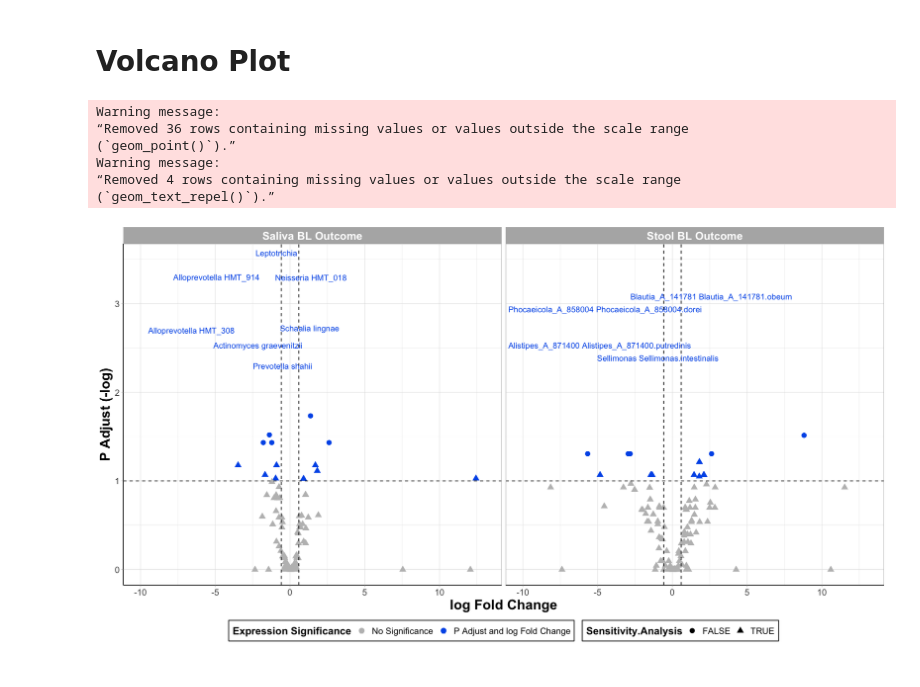
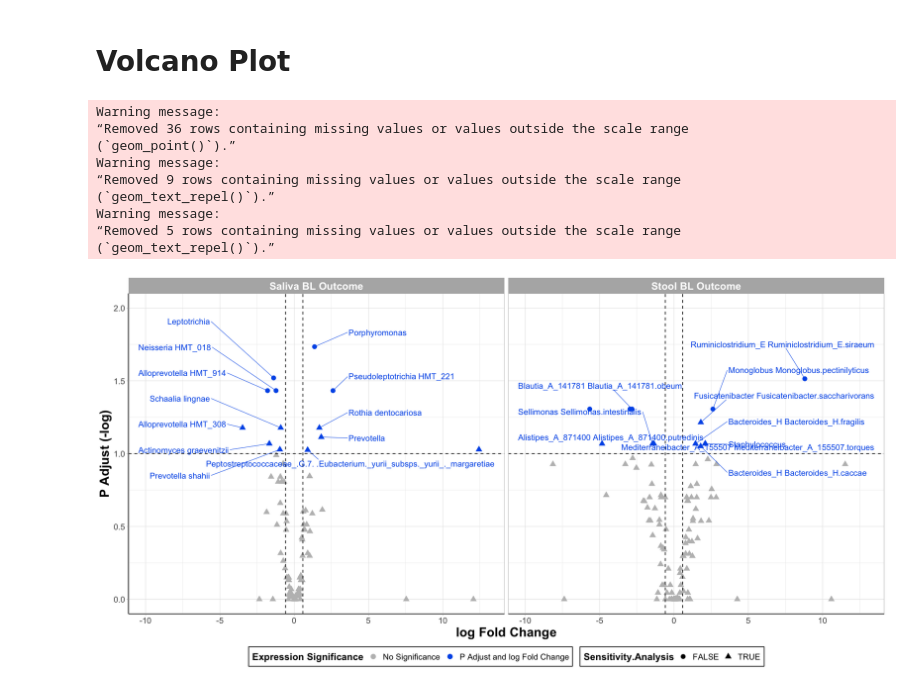
Before and after one commit to Ragerlab/P1013.-Microbiome-Peanut-Allergy, a Jupyter notebook: 3. Individual Bacteria Visualizations/Volcano Plots.ipynb, the cells around one changed output. Drawn from its saved outputs; the diff is of its cells as text; code cells hidden in the pictures.

```diff
--- a/3. Individual Bacteria Visualizations/Volcano Plots.ipynb
+++ b/3. Individual Bacteria Visualizations/Volcano Plots.ipynb
@@ -1,7 +1,7 @@
 # %%
 .libPaths(R.home('/opt/homebrew/Caskroom/miniforge/base/lib/R/library'))
 Output = '/Users/alexis/Library/CloudStorage/OneDrive-UniversityofNorthCarolinaatChapelHill/CEMALB_DataAnalysisPM/Projects/P1013. Microbiome Peanut Allergy/P1013.3. Analyses/P1013.3.3. Volcano Plots/Output'
-cur_date = '090825'
+cur_date = '011526'
 
 library(readxl)
 library(openxlsx)
@@ -10,5 +10,11 @@ library(tidyverse)
 library(ggrepel)
 
 # reading in files
-bl_saliva_adj = data.frame(Model = 'Saliva BL Outcome', read_excel("Input/Saliva_Adj_Outcome_090825.xlsx"))
-bl_stool_adj = data.frame(Model = 'Stool BL Outcome', read_excel("Input/Stool_Adj_Outcome_090825.xlsx"))
+bl_saliva_adj = data.frame(Model = 'Saliva BL Outcome', read_excel("Input/Saliva_Adj_Outcome_011426.xlsx")) %>%
+    select(-Original_Name)
+bl_stool_adj = data.frame(Model = 'Stool BL Outcome', read_excel("Input/Stool_Adj_Outcome_011426.xlsx")) %>%
+    select(-Original_Name)
+paired_saliva_adj = data.frame(Model = 'Saliva Paired Outcome', read_excel("Input/Saliva_Adj_Paired_Outcome_011426.xlsx")) %>%
+    select(-Original_Name)
+paired_stool_adj = data.frame(Model = 'Stool Paired Outcome', read_excel("Input/Stool_Adj_Paired_Outcome_011426.xlsx")) %>%
+    select(-Original_Name)
@@ -69,7 +100,7 @@ uncommon_bacteria = c(sig_bl_saliva_bacteria, sig_bl_stool_bacteria)[uncommon_bo
 # %% [markdown]
 # Volcano Plot
 # %%
-options(repr.plot.width=15, repr.plot.height=8) #changing size
+options(repr.plot.width=16, repr.plot.height=8) #changing size
 
 ggplot() +
   geom_point(data = sig_baseline_adj_df, aes(x = logFC, y = -log10(P.Adj), color = diffexpressed,
@@ -83,47 +114,50 @@ ggplot() +
 
   # changing x limits of what is visible in the plot
     xlim(-10, 13) +
-  # ylim(0, 3) +
+    ylim(0, 2) +
 
  #labeling points with statistical significance and FC
   # geom_label_repel(data = sig_baseline_adj_df %>%
-  #                 filter(logFC > log(1.5), Name1 %in% common_genes_df$Name1),
-  #                  aes(x = logFC, y = -log10(P.Adj), label = Name1, color = diffexpressed),
+  #                 filter(logFC > log(1.5), Name %in% common_bacteria),
+  #                  aes(x = logFC, y = -log10(P.Adj), label = Name, color = diffexpressed),
   #                 xlim = c(1.5, NA), hjust = 0, segment.size = 0.3, max.overlaps = Inf, size = 5, show.legend = FALSE, parse = TRUE) +
 
-  # geom_text_repel(data = sig_baseline_adj_df %>%
-  #                 filter(logFC > log(1.5), Name1 %in% uncommon_bacteria),
-  #                 aes(x = logFC, y = -log(P.Adj), label = Name1, color = diffexpressed), xlim = c(1.3, NA), hjust = 0,
-  #                 segment.size = 0.3, box.padding = 1, max.overlaps = Inf, size = 4.2, show.legend = FALSE, nudge_y = 0) +
+  geom_text_repel(data = sig_baseline_adj_df %>%
+                  filter(logFC > log(1.5), Name %in% bl_uncommon_bacteria),
+                  aes(x = logFC, y = -log10(P.Adj), label = Name, color = diffexpressed), xlim = c(3, NA),
+                  hjust = 'right', direction = 'y', nudge_y = 0.1, nudge_x = 2,
+                  segment.size = 0.3, box.padding = 1, max.overlaps = Inf, size = 4.2, show.legend = FALSE) +
 
   geom_text_repel(data = sig_baseline_adj_df %>%
-                  filter(logFC < -log(1.5), Name1 %in% uncommon_bacteria),
-                 aes(x = logFC, y = -log(P.Adj), label = Name1, color = diffexpressed)#, #xlim = c(-4, NA),
-                  #hjust = 'left', #direction = 'y',
-                 #segment.size = 0.3, box.padding = 1, max.overlaps = Inf, size = 4.2, show.legend = FALSE#, nudge_y = 0.8
-                 ) +
+                  filter(logFC < -log(1.5), Name %in% bl_uncommon_bacteria),
+                  aes(x = logFC, y = -log10(P.Adj), label = Name, color = diffexpressed), xlim = c(NA, -5),
+                  hjust = 'left', direction = 'y', nudge_y = 0.14, nudge_x = -5,
+                 segment.size = 0.3, box.padding = 1, max.overlaps = Inf, size = 4.2, show.legend = FALSE) +
 
   facet_wrap(~Model, scales = 'free_x') +
 
   theme_light() +
   theme(axis.line = element_line(colour = "black"), #making x and y axes black
         axis.text = element_text(size = 12), #changing size of x axis labels
         axis.title = element_text(face = "bold", size = rel(1.7)), #changes axis titles
         legend.title = element_text(face = 'bold', size = 14), #changes legend title
         legend.text = element_text(size = 12), #changes legend text
         legend.position = "bottom", # changing legend position
         legend.background = element_rect(colour = 'black', fill = 'white', linetype = 'solid'),
         strip.text.x = element_text(size = 15, face = "bold"), #changes size of facet x axis
         strip.text.y = element_text(size = 15, face = "bold")) + #changes size of facet y axis
   labs(x = 'log Fold Change', y = 'P Adjust (-log)') +
 
   scale_color_manual(name = "Expression Significance",
                       values = c("gray", "#005BEA", '#F0D25E'))
 # %% [output]
 Warning message:
 “Removed 36 rows containing missing values or values outside the scale range
 (`geom_point()`).”
 Warning message:
-“Removed 4 rows containing missing values or values outside the scale range
+“Removed 9 rows containing missing values or values outside the scale range
 (`geom_text_repel()`).”
+Warning message:
+“Removed 5 rows containing missing values or values outside the scale range
+(`geom_text_repel()`).”
-[figure, old version]
+[figure, new version]
```
Also changed, not shown: parts of 7 cells of this notebook.
